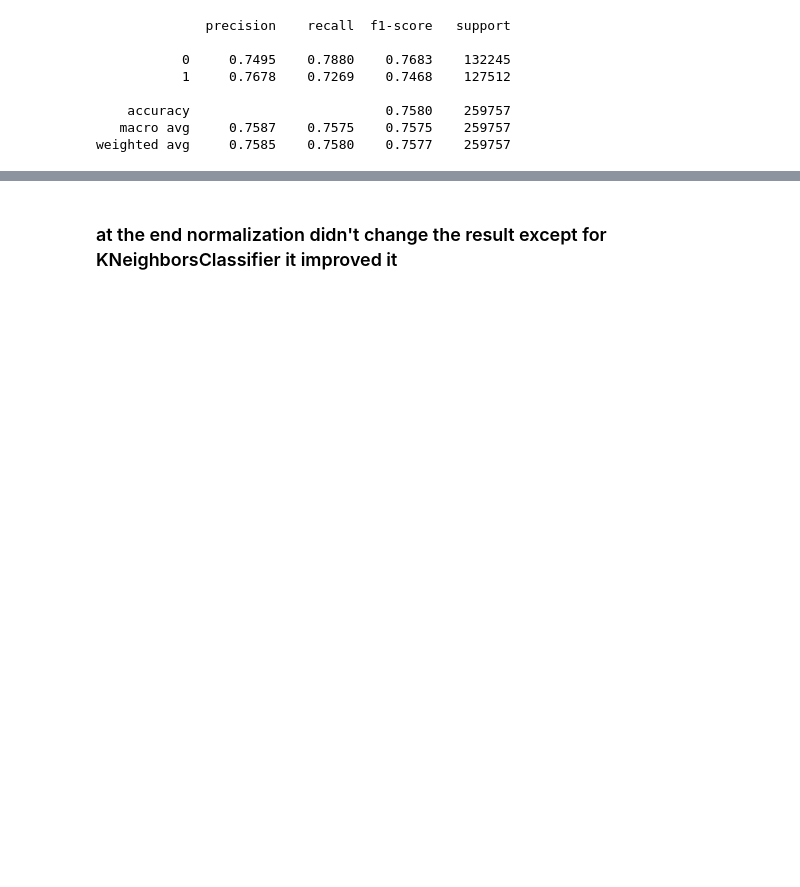
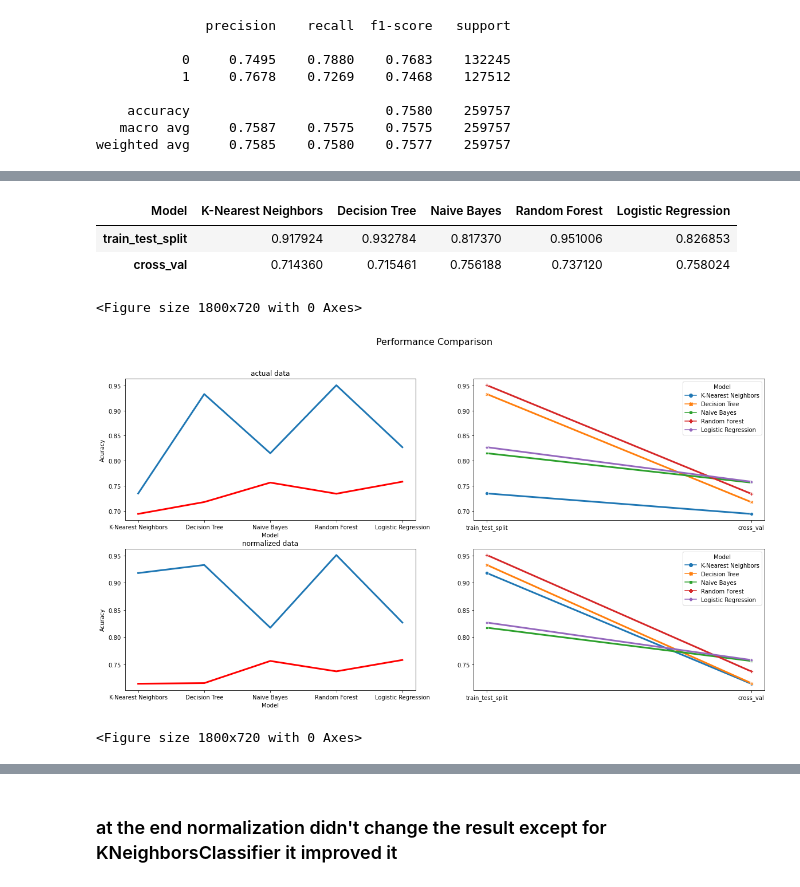
Before and after one commit to GhadahMajid/Project3, a Jupyter notebook: Project_3_Notebook.ipynb, the cells around one changed output, grey strips where cells are left out. Cells and saved outputs as stored; diff of their text form; code cells hidden in the pictures; blank space fills up the shorter version.

```diff
--- a/Project_3_Notebook.ipynb
+++ b/Project_3_Notebook.ipynb
@@ -600,0 +661,9 @@ weighted avg     0.7150    0.7144    0.7139    259757
+# %%
+classifier = RandomForestClassifier(n_estimators =150)
+predictions = cross_val_predict(classifier, X_scaled, y, cv = 5)
+CV_scoresN.append({
+        'Model': 'Random Forest',
+        'Acuracy': accuracy_score(y,predictions),
+        'Confusion_matrix': confusion_matrix(y,predictions)
+    })
+print(classification_report(y, predictions, digits=4))
@@ -601,7 +681,7 @@ weighted avg     0.7150    0.7144    0.7139    259757
 # %%
 classifier = LogisticRegression(C=10, solver='newton-cg')
 predictions = cross_val_predict(classifier, X_scaled, y, cv = 5)
-CV_scores.append({
+CV_scoresN.append({
         'Model': 'Logistic Regression',
         'Acuracy': accuracy_score(y,predictions),
         'Confusion_matrix': confusion_matrix(y,predictions)
@@ -616,3 +696,6 @@ print(classification_report(y, predictions, digits=4))
     accuracy                         0.7580    259757
    macro avg     0.7587    0.7575    0.7575    259757
 weighted avg     0.7585    0.7580    0.7577    259757
+# %%
+df_CVN = pd.DataFrame(CV_scoresN,columns=['Model','Acuracy','Confusion_matrix'])
+df_CVN
@@ -618,0 +709,36 @@ weighted avg     0.7585    0.7580    0.7577    259757
+# %%
+a = {'Model': df_CVN['Model'],
+        'train_test_split': df_train_test_splitN['Acuracy'],
+        'cross_val': df_CVN['Acuracy']
+       }
+Line_ChartN = pd.DataFrame(a).set_index('Model').T
+Line_ChartN
+# %% [output]
+| Model | K-Nearest Neighbors | Decision Tree | Naive Bayes | Random Forest | Logistic Regression |
+| train_test_split | 0.917924 | 0.932784 | 0.817370 | 0.951006 | 0.826853 |
+| cross_val | 0.714360 | 0.715461 | 0.756188 | 0.737120 | 0.758024 |
+# %%
+
+plt.figure(figsize=[20,10])
+plt.suptitle('Performance Comparison',fontsize = 16)
+
+plt.subplot(2,2,1)
+plt.title('actual data')
+sns.lineplot(data=df_CV, x='Model', y='Acuracy', color="red", linewidth = 3)
+sns.lineplot(data=df_TTS, x='Model', y='Acuracy', linewidth = 3);
+
+plt.subplot(2,2,2)
+sns.lineplot(data=Line_Chart, markers=True, dashes=False, linewidth = 3);
+
+plt.subplot(2,2,3)
+plt.title('normalized data')
+sns.lineplot(data=df_CVN, x='Model', y='Acuracy', color="red", linewidth = 3)
+sns.lineplot(data=df_train_test_splitN, x='Model', y='Acuracy', linewidth = 3);
+
+plt.subplot(2,2,4)
+sns.lineplot(data=Line_ChartN, markers=True, dashes=False, linewidth = 3);
+plt.figure(figsize=[25,10])
+# %% [output]
+<Figure size 1800x720 with 0 Axes>
+[figure, added]
+<Figure size 1800x720 with 0 Axes>
```
Also changed, not shown: parts of 31 cells of this notebook.
